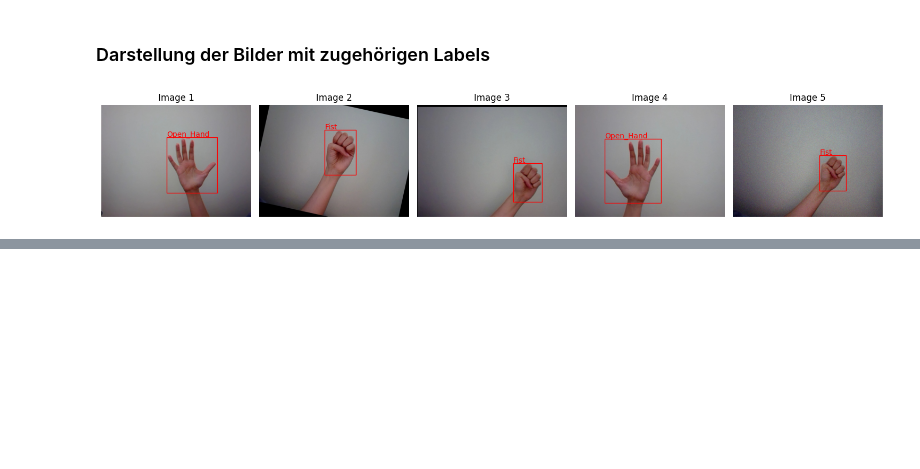
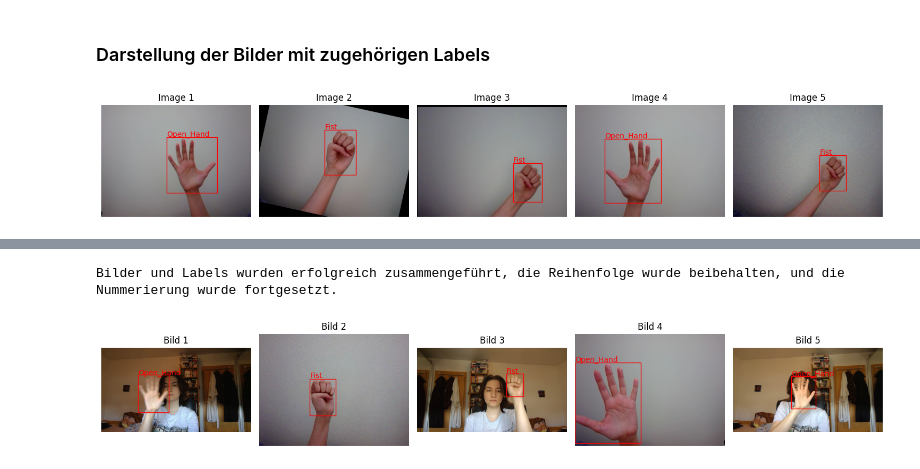
Before and after one commit to Enokiu/YOLOv5_Game, a Jupyter notebook: data_prep/data_prep.ipynb, the cells around one changed output, grey strips where cells are left out. Drawn from its saved outputs; the diff is of its cells as text; code cells hidden in the pictures; blank space fills up the shorter version.

Commit message:
expand dataset

```diff
--- a/data_prep/data_prep.ipynb
+++ b/data_prep/data_prep.ipynb
@@ -249,7 +251,7 @@ def read_yolo_labels(label_path):
     return list(map(float, line.strip().split()))
 
 # Funktion zur Darstellung von Bildern mit zugehörigen Beschriftungen
-def show_images_with_labels(image_folder, label_folder, num_images=5):
+def show_images_with_labels(image_folder, label_folder, num_images=5, index_shift_range=(0, 450)):
     # Liste der Dateinamen in den Ordnern abrufen und sortieren
     image_files = sorted(os.listdir(image_folder))
     label_files = sorted(os.listdir(label_folder))
@@ -259,9 +261,12 @@ def show_images_with_labels(image_folder, label_folder, num_images=5):
 
     # Schleife über die ausgewählte Anzahl von Bildern
     for i in range(num_images):
-        image_file = image_files[i]
+        # Zufälligen Indexversatz innerhalb des Bereichs hinzufügen
+        index_shift = random.randint(index_shift_range[0], index_shift_range[1])
+
+        image_file = image_files[index_shift]
         image_path = os.path.join(image_folder, image_file)
-        label_file = label_files[i]
+        label_file = label_files[index_shift]
         label_path = os.path.join(label_folder, label_file)
 
         # Bild einlesen und zugehörige Labels laden
@@ -306,0 +315,60 @@ show_images_with_labels(image_folder, label_folder, num_images_to_show)
+# %%
+# Definieren Sie die Pfade zu Ihren Ordnern
+first_image_folder = "dataset/img_merged"
+second_image_folder = "new_dataset/img_merged"
+first_labels_folder = "dataset/labels"
+second_labels_folder = "new_dataset/labels"
+output_folder = "final"
+
+# Erstellen Sie den Ausgabeordner und die Unterverzeichnisse, wenn sie nicht existieren
+os.makedirs(os.path.join(output_folder, "img"), exist_ok=True)
+os.makedirs(os.path.join(output_folder, "labels"), exist_ok=True)
+
+# Kopieren Sie den Inhalt des ersten Bild-Ordners in den Ausgabeordner
+for filename in os.listdir(first_image_folder):
+    shutil.copy(os.path.join(first_image_folder, filename), os.path.join(output_folder, "img", filename))
+
+# Kopieren Sie den Inhalt des ersten Labels-Ordners in den Ausgabeordner
+for filename in os.listdir(first_labels_folder):
+    shutil.copy(os.path.join(first_labels_folder, filename), os.path.join(output_folder, "labels", filename))
+
+# Bestimmen Sie den Dateinamen des letzten Bildes im Ausgabeordner
+output_image_files = os.listdir(os.path.join(output_folder, "img"))
+last_output_image_filename = max(output_image_files, key=lambda x: int(x.split('.')[0]))
+
+# Ermitteln Sie die Nummer des letzten Bildes im Ausgabeordner
+last_output_image_number = int(last_output_image_filename.split('.')[0])
+
+# Sortieren Sie die Dateien im zweiten Bild-Ordner nach ihrer Nummerierung
+second_image_files = sorted(os.listdir(second_image_folder), key=lambda x: int(x.split('.')[0]))
+
+# Kopieren Sie die Bilder aus dem zweiten Ordner und passen Sie die Nummerierung an
+for i, second_image_file in enumerate(second_image_files):
+    new_image_number = last_output_image_number + i + 1
+    new_image_filename = f"{new_image_number}.jpg"
+    shutil.copy(os.path.join(second_image_folder, second_image_file), os.path.join(output_folder, "img", new_image_filename))
+
+# Sortieren Sie die Dateien im zweiten Labels-Ordner nach ihrer Nummerierung
+second_labels_files = sorted(os.listdir(second_labels_folder), key=lambda x: int(x.split('.')[0]))
+
+# Kopieren Sie die Labels aus dem zweiten Ordner und passen Sie die Nummerierung an
+for i, second_labels_file in enumerate(second_labels_files):
+    new_labels_number = last_output_image_number + i + 1
+    new_labels_filename = f"{new_labels_number}.txt"
+    shutil.copy(os.path.join(second_labels_folder, second_labels_file), os.path.join(output_folder, "labels", new_labels_filename))
+
+print("Bilder und Labels wurden erfolgreich zusammengeführt, die Reihenfolge wurde beibehalten, und die Nummerierung wurde fortgesetzt.")
+# %% [output]
+Bilder und Labels wurden erfolgreich zusammengeführt, die Reihenfolge wurde beibehalten, und die Nummerierung wurde fortgesetzt.
+# %%
+# Pfade zu den Ordnern für Bilder und Labels
+image_folder = 'final/img'
+label_folder = 'final/labels'
+
+# Anzahl der Bilder, die angezeigt werden sollen
+num_images_to_show = 5
+
+# Funktion aufrufen, um Bilder mit Labels anzuzeigen
+show_images_with_labels(image_folder, label_folder, num_images_to_show, index_shift_range=(0, 950))
+# %% [output]
+[figure, added]
```
Also changed, not shown: parts of 2 cells of this notebook, 1 other file.
